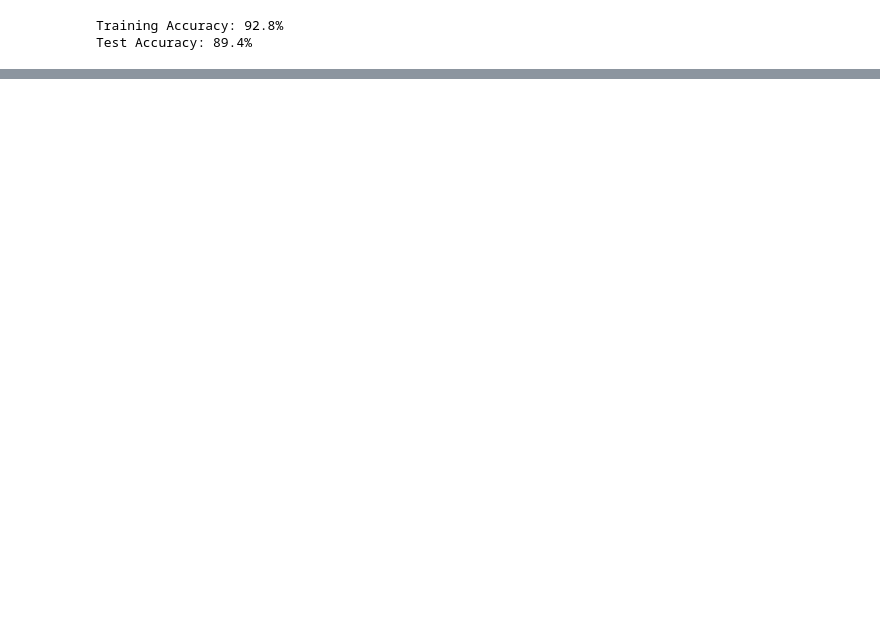
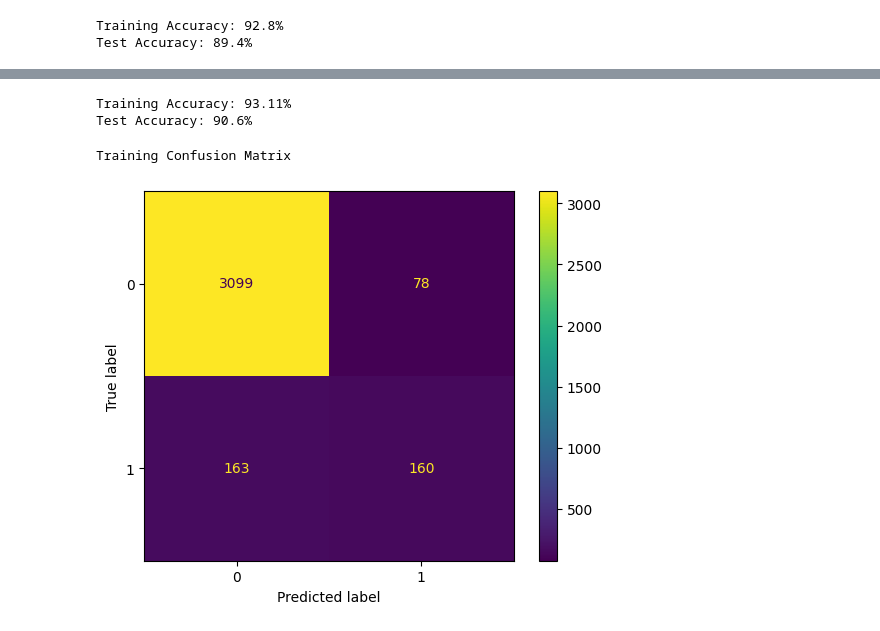
Before and after one commit to nsxydis/Supervised-Final, a Jupyter notebook: Final Project.ipynb, the cells around one changed output, grey strips where cells are left out. Drawn from its saved outputs; the diff is of its cells as text; code cells hidden in the pictures; blank space fills up the shorter version.

```diff
--- a/Final Project.ipynb
+++ b/Final Project.ipynb
@@ -316,0 +345,20 @@ alt.Chart(results.to_pandas(), title = title).mark_line().encode(
+# %%
+# Make the final model
+model = knn(df, neighbors = 7, categories = cat)
+model.trainResults()
+model.testResults()
+
+# Prevent printing the output
+model.print = False
+trainCon = model.confusion('train')
+testCon = model.confusion('test')
+# %% [output]
+Training Accuracy: 93.11%
+Test Accuracy: 90.6%
+# %%
+# Plot the training confusion matrix
+print("Training Confusion Matrix")
+_ = ConfusionMatrixDisplay(trainCon).plot()
+# %% [output]
+Training Confusion Matrix
+[figure, added]
```
Also changed, not shown: parts of 13 cells of this notebook.
